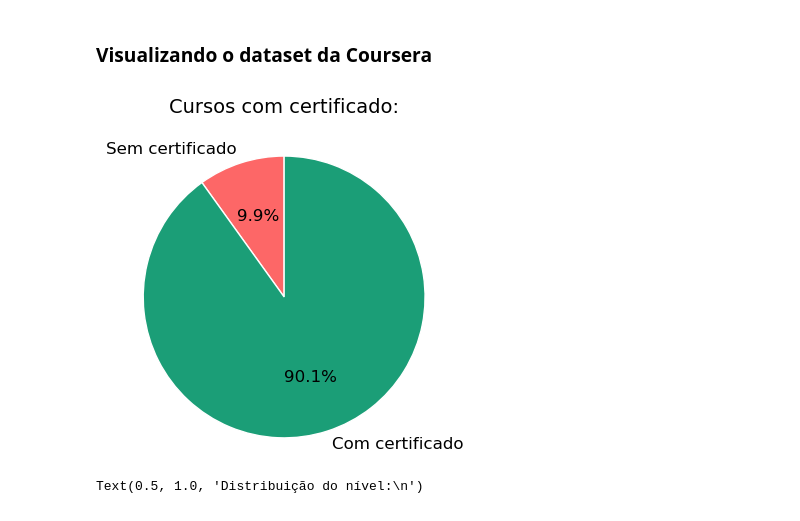
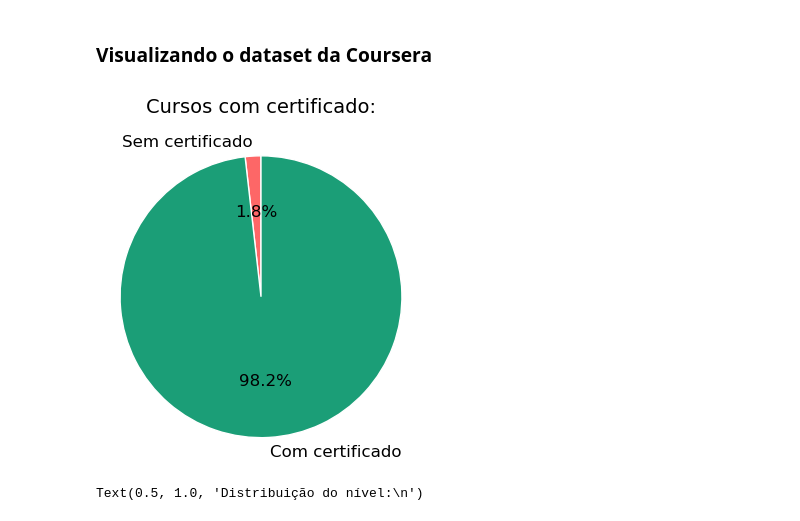
Before and after one commit to ismailymendes/mooc_udemy_coursera, a Jupyter notebook: mooc_udemy_coursera.ipynb, the cells around one changed output. Saved outputs shown, nothing was run; the diff lists cells and outputs as text; code cells hidden in the pictures.

```diff
--- a/mooc_udemy_coursera.ipynb
+++ b/mooc_udemy_coursera.ipynb
@@ -693,21 +693,26 @@ Name: certificate-is-available, dtype: int64
 # %% [markdown]
 ### Visualizando o dataset da Coursera
 # %%
-# Visualização em pizza da porcentagem de cursos grátis e pagos.
+# Visualização em pizza da porcentagem de cursos com certificado
+# 90% dos cursos possuem certificados
+
+cert = coursera_cursos
+cert = cert[cert["price"].str.contains("-") == False]
+
 plt.figure(figsize = (4, 4))
-plt.pie(coursera_cursos.groupby(['certificate-is-available']).size(),
+plt.pie(cert.groupby(['certificate-is-available']).size(),
         labels = ['Sem certificado', 'Com certificado'],
         autopct = '%1.1f%%',
         startangle = 90, colors = ['#fd6767','#1b9e77'],
         textprops = {'size': 12},
         wedgeprops= {"edgecolor":"white",
                      'linewidth': 1,
                      'antialiased': True})
 plt.axis('equal')
 plt.title('Cursos com certificado:\n',loc='center', fontdict={'fontsize': 14})
 plt.show()
 # %% [output]
-[figure, old version]
+[figure, new version]
 # %%
 # Distribuição do nível dos cursos
 row_labels = {'Beginner Level': 'Iniciante',
```
